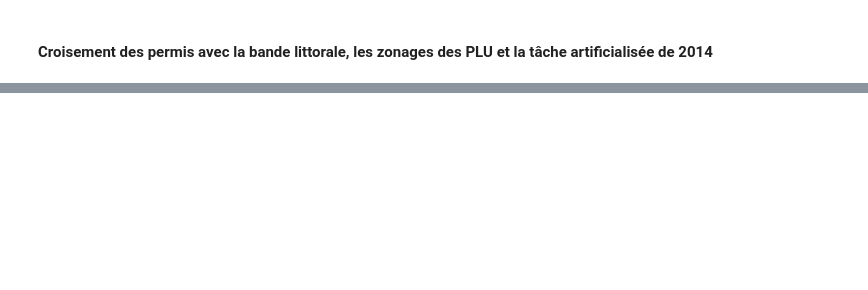
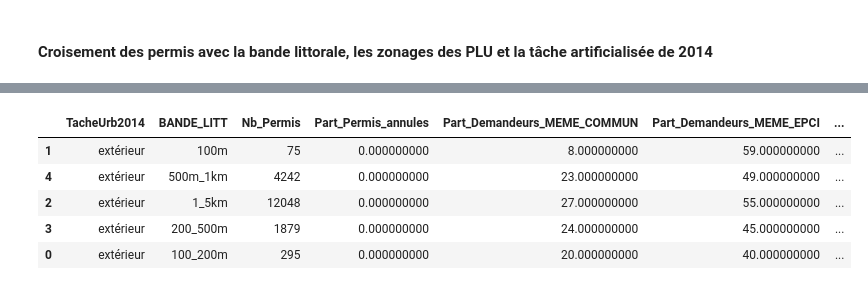
Before and after one commit to Denis-Vannier/artif_littoral_bzh, a Jupyter notebook: permis_construire/SITADEL_BZH.ipynb, the cells around one changed output, grey strips where cells are left out. Saved outputs shown, nothing was run; the diff lists cells and outputs as text; code cells hidden in the pictures; blank space fills up the shorter version.

```diff
--- a/permis_construire/SITADEL_BZH.ipynb
+++ b/permis_construire/SITADEL_BZH.ipynb
@@ -599,0 +1667,53 @@ SITADEL_Bzh_Litt_Bilan.sample(5)
+# %%
+#### Synthèse par bande littorale, selon la situation de la parcelle par rapport à la zone déjà artificialisé en 2014
+SITADEL_Bzh_Litt_Bilan=SITADEL_Bzh_Litt.groupby(["TacheUrb2014","BANDE_LITT"], as_index=False).agg(
+   Nb_Permis=("Type_AU","count"),
+   Permis_annules=("PERMIS_ANNULE","sum"),
+   Nouveaux_Logements=("NB_LOGEMENTS_NEW","sum"),
+   Resid_secondaire=("RESID_SECOND","sum"),
+   Surface_terrains=("SUPERF_TERRAIN","sum"),
+   Surface_Logements=("SURF_HABIT_NEW","sum"),
+   Surface_Locaux=("SURF_LOCAUX_NEW","sum"),
+   Surface_hotels=("SURF_HOTEL_NEW","sum"),
+   Surface_bureaux=("SURF_BUREAU_NEW","sum"),
+   Surface_commerces=("SURF_COMMERC_NEW","sum"),
+   Surface_artisanat=("SURF_ARTISAN_NEW","sum"),
+   Surface_industrie=("SURF_INDUS_NEW","sum"),
+   Surface_bat_agricoles=("SURF_AGRIC_NEW","sum"),
+   Surface_entrepots=("SURF_ENTREPOT_NEW","sum"),
+   Surface_services_publics=("SURF_SERV_PUB_NEW","sum"),
+   Demandeurs_MEME_COMMUNE=("DEM_MEME_COMMUNE","sum"),
+   Demandeurs_MEME_EPCI=("DEM_MEME_EPCI","sum"),
+   Demandeurs_MEME_DEP=("DEM_MEME_DEP","sum"),
+   Demandeurs_BRETAGNE=("DEM_BRETAGNE","sum"),
+   Demandeurs_Ouest=("DEM_Ouest","sum"),
+   Demandeurs_LOINTAINS=("DEM_LOINTAINS","sum"))
+
+SITADEL_Bzh_Litt_Bilan["Part_Permis_annules"]=((SITADEL_Bzh_Litt_Bilan["Permis_annules"]/SITADEL_Bzh_Litt_Bilan["Nb_Permis"])*100).round()
+SITADEL_Bzh_Litt_Bilan["Part_Demandeurs_MEME_COMMUN"]=((SITADEL_Bzh_Litt_Bilan["Demandeurs_MEME_COMMUNE"]/SITADEL_Bzh_Litt_Bilan["Nb_Permis"])*100).round()
+
+SITADEL_Bzh_Litt_Bilan["Part_Demandeurs_MEME_EPCI"]=((SITADEL_Bzh_Litt_Bilan["Demandeurs_MEME_EPCI"]/SITADEL_Bzh_Litt_Bilan["Nb_Permis"])*100).round()
+SITADEL_Bzh_Litt_Bilan["Part_Demandeurs_MEME_DEP"]=((SITADEL_Bzh_Litt_Bilan["Demandeurs_MEME_DEP"]/SITADEL_Bzh_Litt_Bilan["Nb_Permis"])*100).round()
+SITADEL_Bzh_Litt_Bilan["Part_Demandeurs_BRETAGNE"]=((SITADEL_Bzh_Litt_Bilan["Demandeurs_BRETAGNE"]/SITADEL_Bzh_Litt_Bilan["Nb_Permis"])*100).round()
+SITADEL_Bzh_Litt_Bilan["Part_Demandeurs_Ouest"]=((SITADEL_Bzh_Litt_Bilan["Demandeurs_Ouest"]/SITADEL_Bzh_Litt_Bilan["Nb_Permis"])*100).round()
+SITADEL_Bzh_Litt_Bilan["Part_Demandeurs_LOINTAINS"]=((SITADEL_Bzh_Litt_Bilan["Demandeurs_LOINTAINS"]/SITADEL_Bzh_Litt_Bilan["Nb_Permis"])*100).round()
+
+SITADEL_Bzh_Litt_Bilan=SITADEL_Bzh_Litt_Bilan[['TacheUrb2014','BANDE_LITT', 'Nb_Permis', 'Part_Permis_annules',
+       'Part_Demandeurs_MEME_COMMUN', 'Part_Demandeurs_MEME_EPCI',
+       'Part_Demandeurs_MEME_DEP', 'Part_Demandeurs_BRETAGNE',
+       'Part_Demandeurs_Ouest', 'Part_Demandeurs_LOINTAINS','Nouveaux_Logements',
+       'Resid_secondaire', 'Surface_terrains', 'Surface_Logements',
+       'Surface_Locaux', 'Surface_hotels', 'Surface_bureaux',
+       'Surface_commerces', 'Surface_artisanat', 'Surface_industrie',
+       'Surface_bat_agricoles', 'Surface_entrepots',
+       'Surface_services_publics']]
+
+SITADEL_Bzh_Litt_Bilan.to_csv("SITADEL/SITADEL_BZH_2014_2024_LITT_NEW2014_Bilan_BandeLitt.csv")
+SITADEL_Bzh_Litt_Bilan.sample(5)
+# %% [output]
+|  | TacheUrb2014 | BANDE_LITT | Nb_Permis | Part_Permis_annules | Part_Demandeurs_MEME_COMMUN | Part_Demandeurs_MEME_EPCI | ... |
+| 1 | extérieur | 100m | 75 | 0.000000000 | 8.000000000 | 59.000000000 | ... |
+| 4 | extérieur | 500m_1km | 4242 | 0.000000000 | 23.000000000 | 49.000000000 | ... |
+| 2 | extérieur | 1_5km | 12048 | 0.000000000 | 27.000000000 | 55.000000000 | ... |
+| 3 | extérieur | 200_500m | 1879 | 0.000000000 | 24.000000000 | 45.000000000 | ... |
+| 0 | extérieur | 100_200m | 295 | 0.000000000 | 20.000000000 | 40.000000000 | ... |
```
Also changed, not shown: parts of 55 cells of this notebook, 12 other files.
